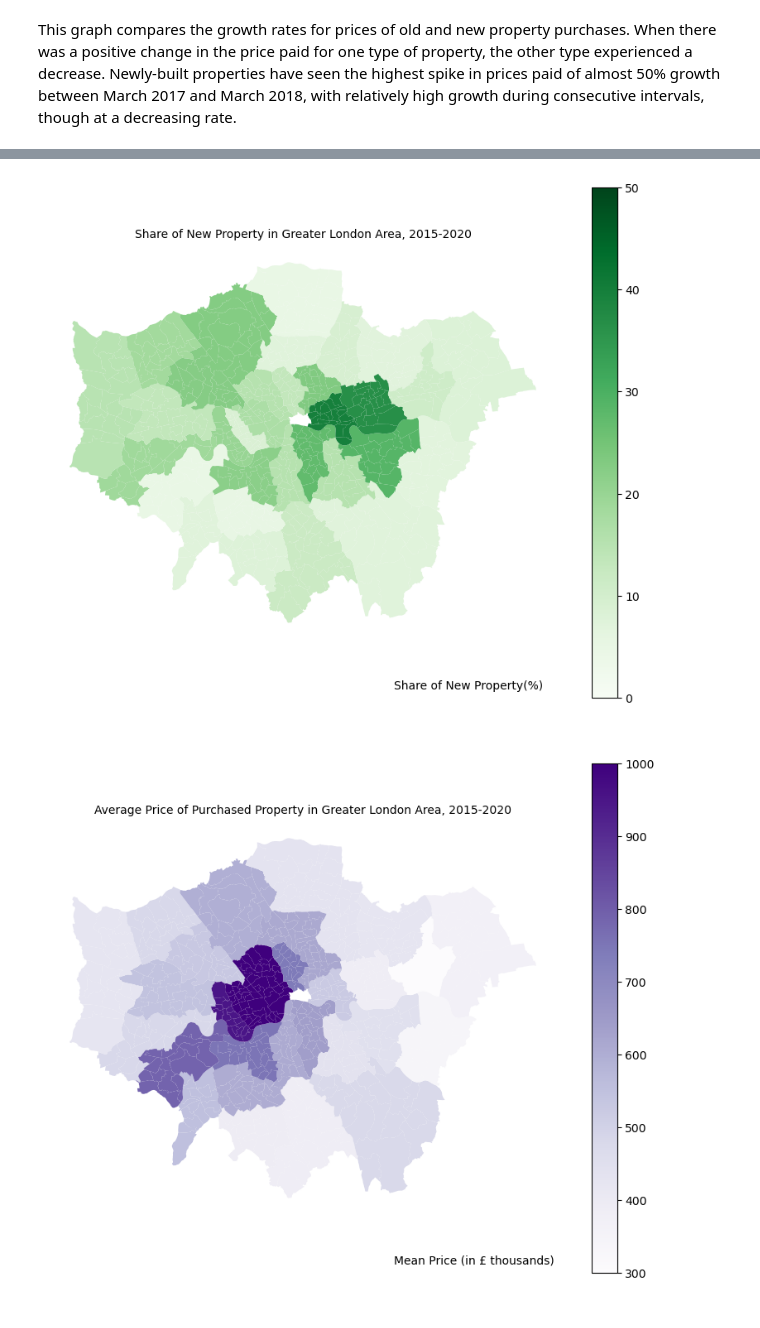
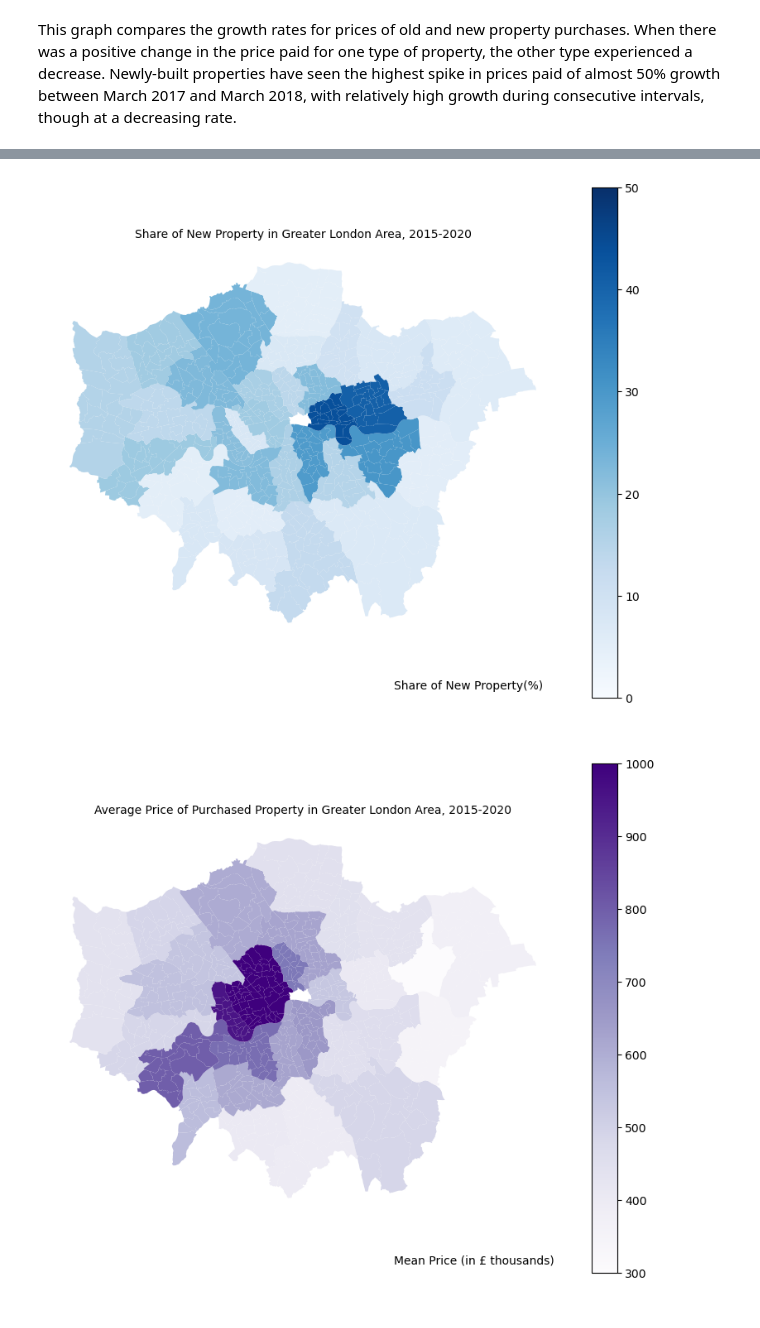
Before and after one commit to mgrynevych/project_2_ECO225, a Jupyter notebook: Project 2.ipynb, the cells around one changed output, grey strips where cells are left out. Cells and saved outputs as stored; diff of their text form; code cells hidden in the pictures.

```diff
--- a/Project 2.ipynb
+++ b/Project 2.ipynb
@@ -460,20 +528,20 @@ districts_new = district_df.merge(percentage_new_district_df, left_on="DISTRICT"
 # %%
 fig, gax = plt.subplots(figsize=(10, 8))
 
 district_df.plot(ax=gax, edgecolor='white', color='white')
 
 districts_new.plot(
-    ax=gax, edgecolor='black', linewidth=0, column='Percentage of New Property', legend=True, cmap='Greens',
+    ax=gax, edgecolor='black', linewidth=0, column='Percentage of New Property', legend=True, cmap='Blues',
     vmin=0, vmax=50
 )
 
 
 gax.annotate('Share of New Property(%)', xy=(0.43, 0.07), xycoords='figure fraction')
 gax.set_title("Share of New Property in Greater London Area, 2015-2020", fontsize=10)
 plt.axis('off')
 plt.show()
 # %% [output]
-[figure, old version]
+[figure, new version]
 # %%
 #map 4, average price of property in london district
 grouped_district_mean = df_copy.groupby('District')['price'].mean().reset_index()
```
Also changed, not shown: parts of 25 cells of this notebook.
